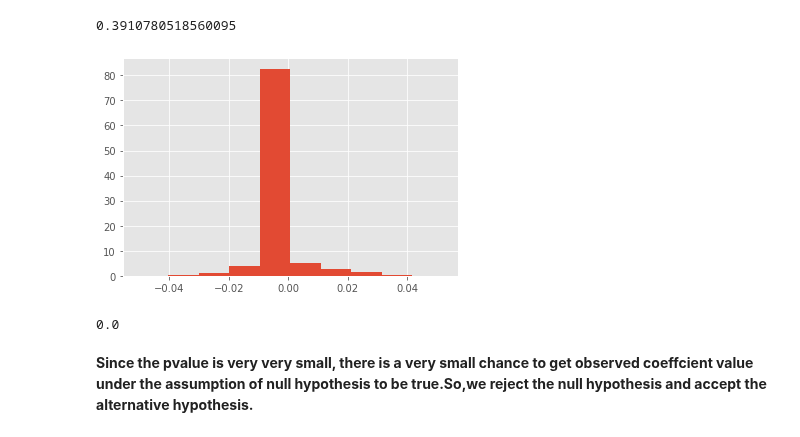
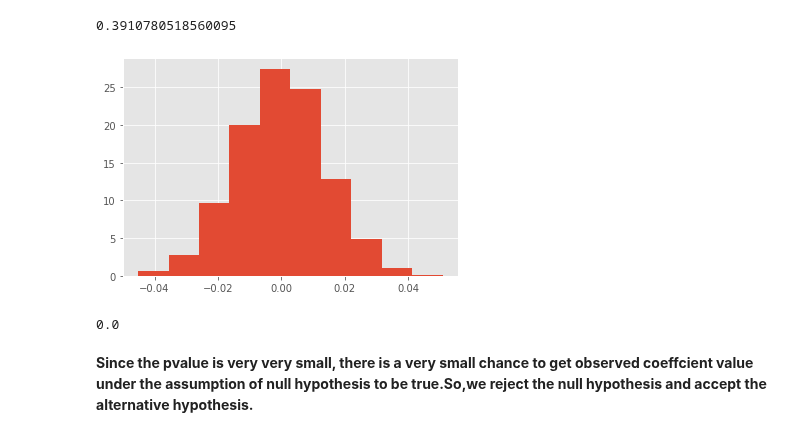
Before and after one commit to Anandpatil412/DSC, a Jupyter notebook: CapstoneProject1/Statistical_Inference/Statistical_Inference.ipynb, the cells around one changed output. Saved outputs shown, nothing was run; the diff lists cells and outputs as text; code cells hidden in the pictures.

Commit message:
updated loop count for sampling

```diff
--- a/CapstoneProject1/Statistical_Inference/Statistical_Inference.ipynb
+++ b/CapstoneProject1/Statistical_Inference/Statistical_Inference.ipynb
@@ -63,21 +63,21 @@ r_obs
 # %% [output]
 0.3910780518560095
 # %%
-#Getting sampling distribution of person coeff for a 1000 samples
+#Getting sampling distribution of person coeff for some samples
 
-for i in range(1000):
+for i in range(len(cost_arr)):
     cost_arr_permuted = np.random.permutation(cost_arr)
     perm_replicates[i] = pearson_r(cost_arr_permuted, ratings_arr)
 
 #plotting the replicates
 _ = plt.hist(perm_replicates, bins=10, density=True)
 plt.show()
 
 #Compute p-value: p
 pval = np.sum(perm_replicates >= r_obs) / len(perm_replicates)
 pval
 # %% [output]
-[figure, old version]
+[figure, new version]
 0.0
 # %% [markdown]
 **Since the pvalue is very very small, there is a very small chance to get observed coeffcient value under the assumption of null hypothesis to be true.So,we reject the null hypothesis and accept the alternative hypothesis.**
```
Also changed, not shown: parts of 4 cells of this notebook.
